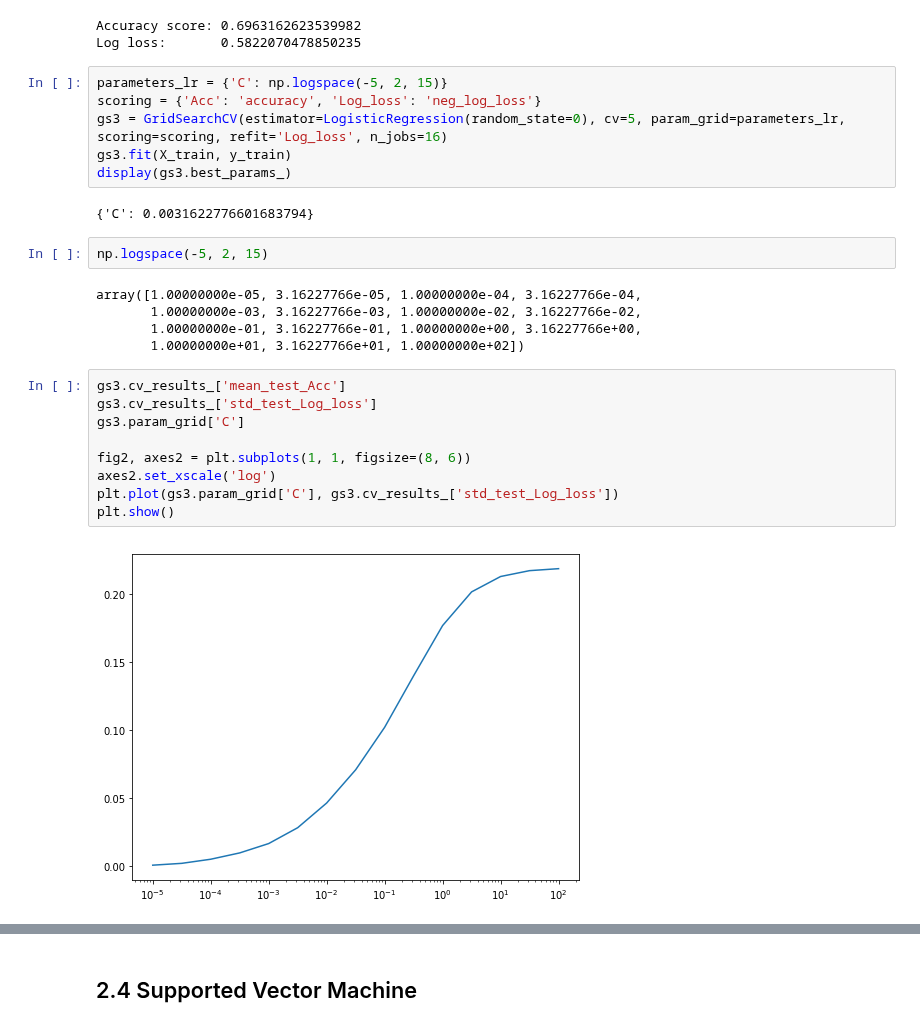
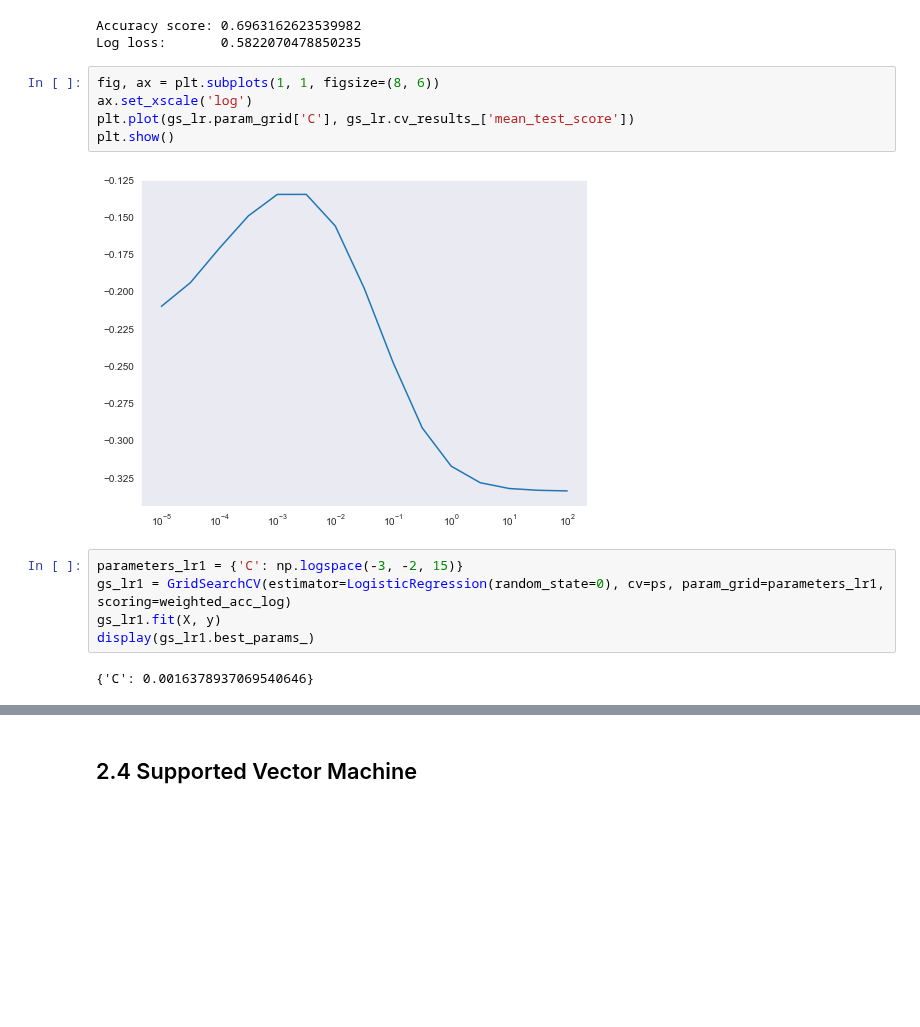
Before and after one commit to zhanshenlc/IAML2018, a Jupyter notebook: Assignments/03_B_MiniChallenge.ipynb, the cells around one changed output, grey strips where cells are left out. Cells and saved outputs as stored; diff of their text form; blank space fills up the shorter version.

```diff
--- a/Assignments/03_B_MiniChallenge.ipynb
+++ b/Assignments/03_B_MiniChallenge.ipynb
@@ -520,30 +406,18 @@ print("Log loss:\t{}".format(log_loss(y_pred=lr.predict_proba(X_valid), y_true=y
 # %% [output]
 Accuracy score: 0.6963162623539982
 Log loss:       0.5822070478850235
+# %%
+fig, ax = plt.subplots(1, 1, figsize=(8, 6))
+ax.set_xscale('log')
+plt.plot(gs_lr.param_grid['C'], gs_lr.cv_results_['mean_test_score'])
+plt.show()
+# %% [output]
+[figure, added]
 # %%
-parameters_lr = {'C': np.logspace(-5, 2, 15)}
-scoring = {'Acc': 'accuracy', 'Log_loss': 'neg_log_loss'}
-gs3 = GridSearchCV(estimator=LogisticRegression(random_state=0), cv=5, param_grid=parameters_lr, scoring=scoring, refit='Log_loss', n_jobs=16)
-gs3.fit(X_train, y_train)
-display(gs3.best_params_)
+parameters_lr1 = {'C': np.logspace(-3, -2, 15)}
+gs_lr1 = GridSearchCV(estimator=LogisticRegression(random_state=0), cv=ps, param_grid=parameters_lr1, scoring=weighted_acc_log)
+gs_lr1.fit(X, y)
+display(gs_lr1.best_params_)
 # %% [output]
-{'C': 0.0031622776601683794}
+{'C': 0.0016378937069540646}
-# %%
-np.logspace(-5, 2, 15)
-# %% [output]
-array([1.00000000e-05, 3.16227766e-05, 1.00000000e-04, 3.16227766e-04,
-       1.00000000e-03, 3.16227766e-03, 1.00000000e-02, 3.16227766e-02,
-       1.00000000e-01, 3.16227766e-01, 1.00000000e+00, 3.16227766e+00,
-       1.00000000e+01, 3.16227766e+01, 1.00000000e+02])
-# %%
-gs3.cv_results_['mean_test_Acc']
-gs3.cv_results_['std_test_Log_loss']
-gs3.param_grid['C']
-
-fig2, axes2 = plt.subplots(1, 1, figsize=(8, 6))
-axes2.set_xscale('log')
-plt.plot(gs3.param_grid['C'], gs3.cv_results_['std_test_Log_loss'])
-plt.show()
-# %% [output]
-[figure, removed]
 # %%
```
Also changed, not shown: parts of 45 cells of this notebook, 1 other file.
